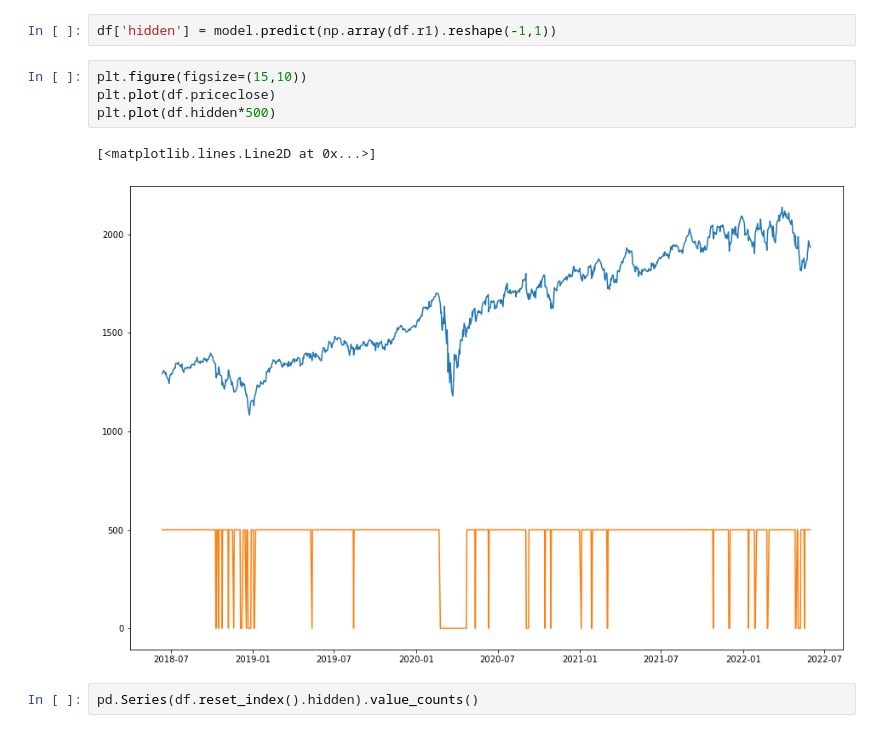
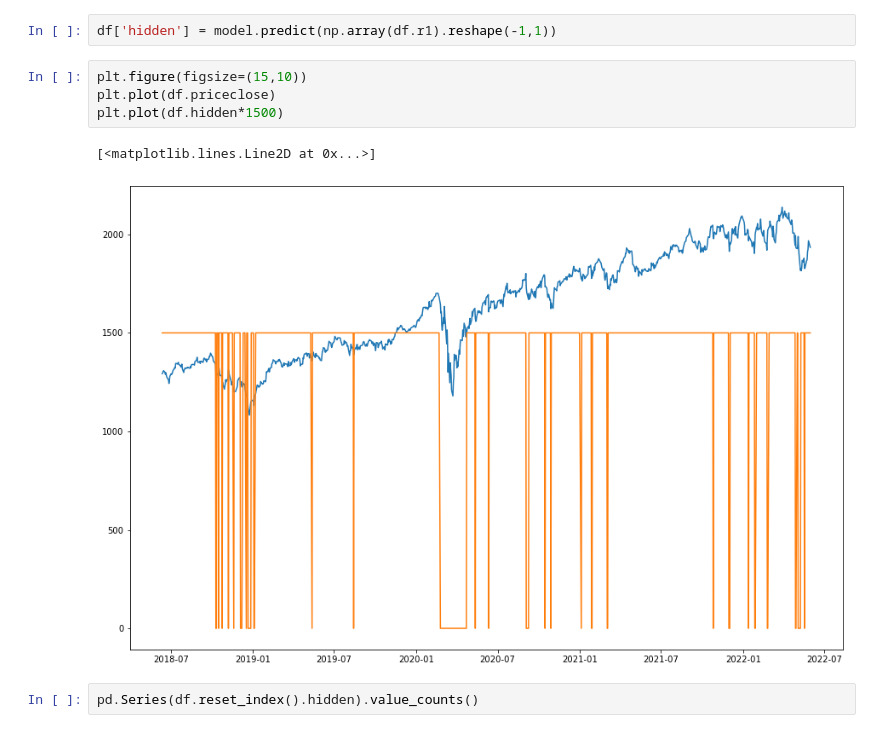
Before and after one commit to gbesposito/hmm_unibo, a Jupyter notebook: scripts/hmm2.ipynb, the cells around one changed output. Cells and saved outputs as stored; diff of their text form.

```diff
--- a/scripts/hmm2.ipynb
+++ b/scripts/hmm2.ipynb
@@ -36,10 +36,10 @@ df['hidden'] = model.predict(np.array(df.r1).reshape(-1,1))
 # %%
 plt.figure(figsize=(15,10))
 plt.plot(df.priceclose)
-plt.plot(df.hidden*500)
+plt.plot(df.hidden*1500)
 # %% [output]
 [<matplotlib.lines.Line2D at 0x...>]
-[figure, old version]
+[figure, new version]
 # %%
 pd.Series(df.reset_index().hidden).value_counts()
 # %% [output]
```
Also changed, not shown: 1 other file.
